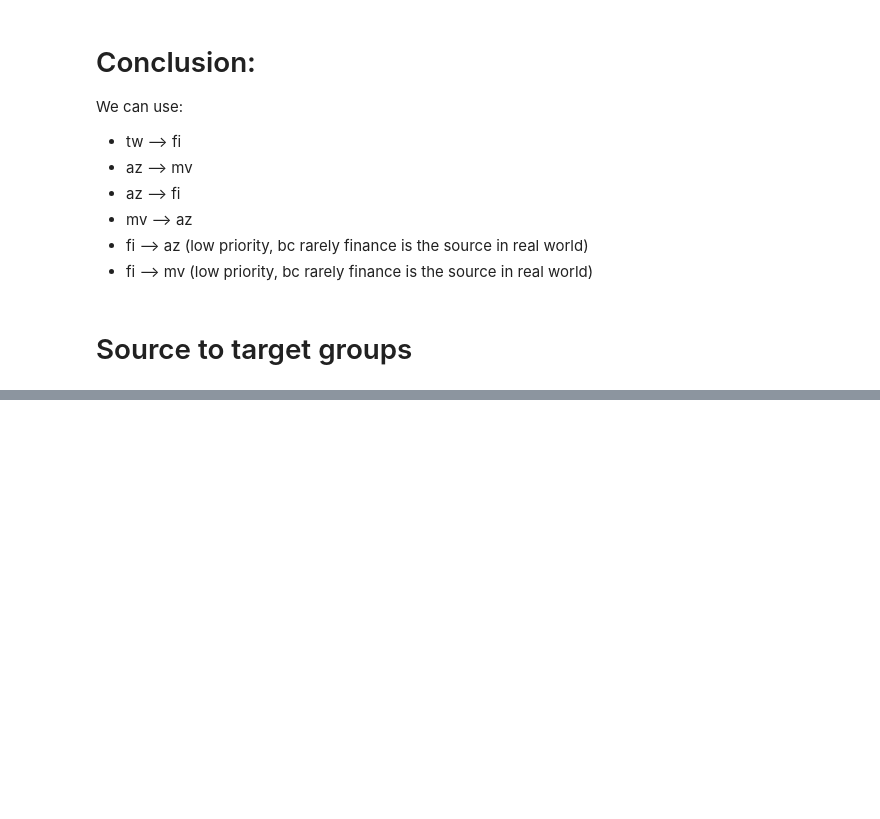
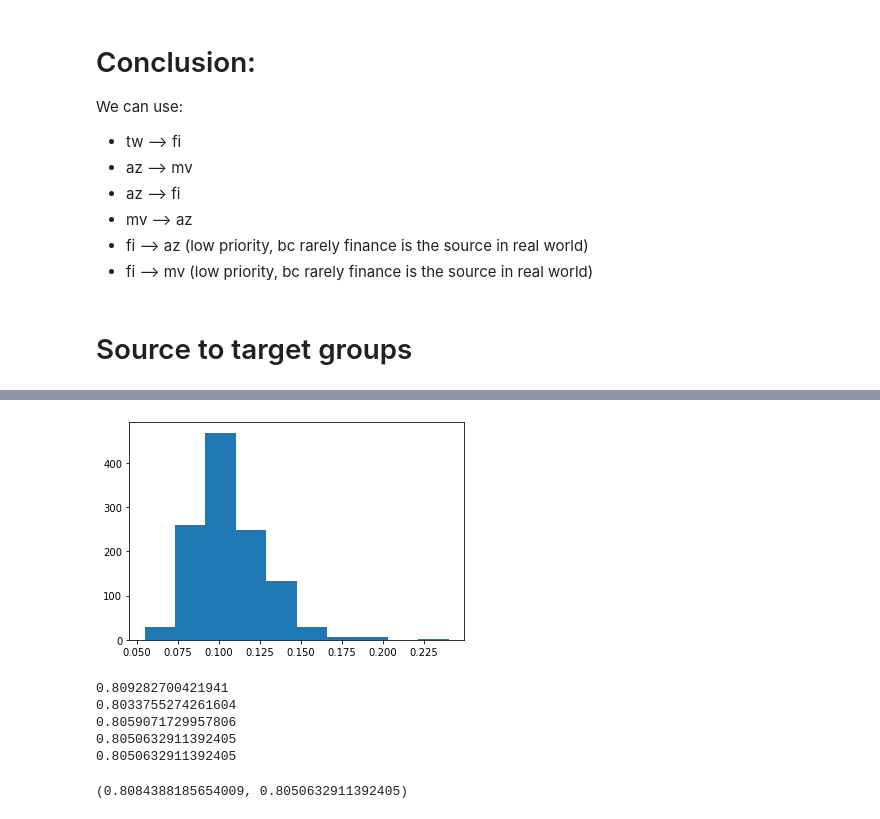
Before and after one commit to zycalice/domain-adaptation-nlp, a Jupyter notebook: notebooks/product_reviews.ipynb, the cells around one changed output, grey strips where cells are left out. Cells and saved outputs as stored; diff of their text form; code cells hidden in the pictures; blank space fills up the shorter version.

```diff
--- a/notebooks/product_reviews.ipynb
+++ b/notebooks/product_reviews.ipynb
@@ -93,4 +97,4 @@ y_fi = y_fi.astype("int64")
 X_fi = finance[1].values
 
 X_train_val_fi, X_test_fi, y_train_val_fi, y_test_fi = train_test_split(X_fi, y_fi, test_size=0.33, random_state=7)
-X_train_fi, X_dev_fi, y_train_fi, y_dev_fi = train_test_split(X_train_val_fi, y_train_val_fi, test_size=0.33, random_state=7)
+X_train_fi, X_dev_fi, y_train_fi, y_dev_fi = train_test_split(X_train_val_fi, y_train_val_fi, test_size=0.1, random_state=7)
@@ -222,0 +264,13 @@ import matplotlib.pyplot as plt
+# %%
+data_size = 1185
+base_model = LogisticRegression(max_iter = 200000)
+gradual_train(output_train_az[:data_size], y_train_az[:data_size], output_train_fi[:data_size], y_train_fi[:data_size],
+              base_model, data_size=data_size, group_size=5)
+# %% [output]
+[figure, added]
+0.809282700421941
+0.8033755274261604
+0.8059071729957806
+0.8050632911392405
+0.8050632911392405
+(0.8084388185654009, 0.8050632911392405)
```
Also changed, not shown: parts of 21 cells of this notebook, 3 other files.
